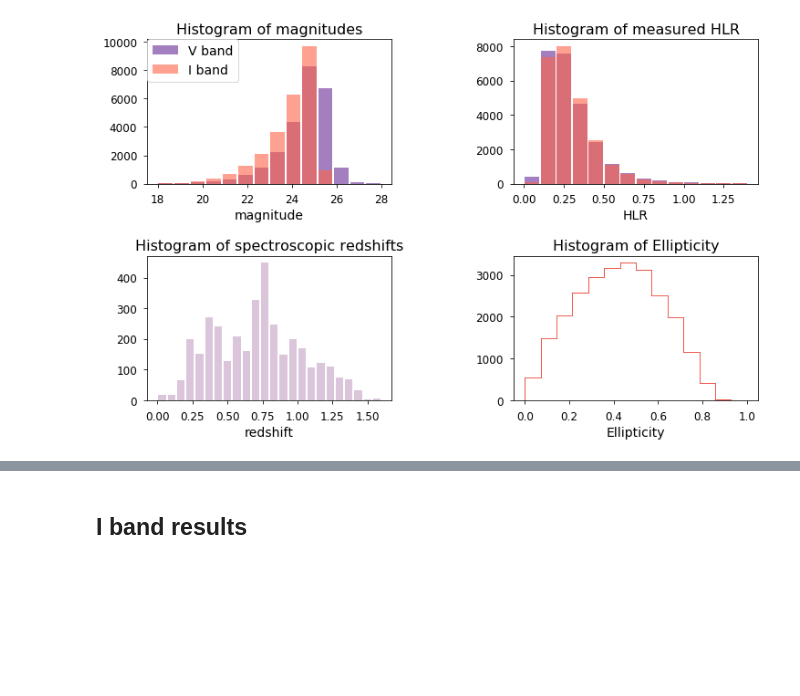
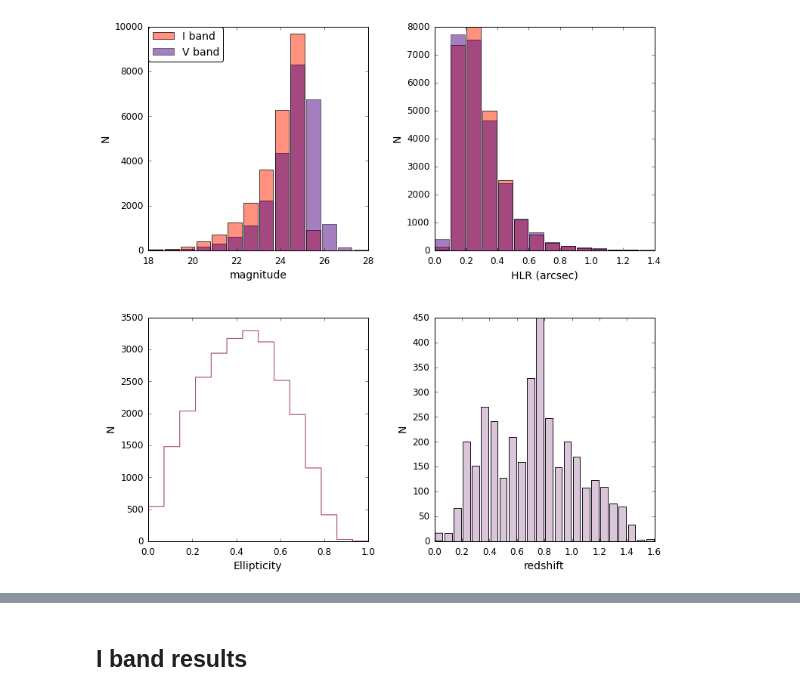
Before and after one commit to sowmyakth/measure_cg_bias, a Jupyter notebook: notebooks/AEGIS_cg_results.ipynb, the cells around one changed output, grey strips where cells are left out. Saved outputs shown, nothing was run; the diff lists cells and outputs as text; code cells hidden in the pictures; blank space fills up the shorter version.

Commit message:
final results in r and i bands added

```diff
--- a/notebooks/AEGIS_cg_results.ipynb
+++ b/notebooks/AEGIS_cg_results.ipynb
@@ -33,44 +31,52 @@ aeg_cg_bias_cat = Table.read('/nfs/slac/g/ki/ki19/deuce/AEGIS/cg_results/final_A
 plot_path = parentdir + '/plots/'
 # %%
 ## Plot AEGIS galaxy properties
-plt.figure(1,figsize=[12,16])
-plt.subplots_adjust(wspace = 0.5)
-plt.subplots_adjust(hspace = 0.5)
+plt.figure(1,figsize=[12,26])
+plt.subplots_adjust(wspace = 0.3)
+plt.subplots_adjust(hspace = 0.3)
 plt.subplot(4,2,1)
+
+plt.hist(aeg_cg_bias_cat['MAG_2'],np.linspace(18,28,15), alpha=0.7,histtype='bar',rwidth=0.9,
+         color='tomato', label='I band')
 plt.hist(aeg_cg_bias_cat['MAG_1'],np.linspace(18,28,15), alpha=0.5,histtype='bar',rwidth=0.9,
          color='indigo', label='V band')
-plt.hist(aeg_cg_bias_cat['MAG_2'],np.linspace(18,28,15), alpha=0.6,histtype='bar',rwidth=0.9,
-         color='tomato', label='I band')
 plt.xlabel('magnitude')
+plt.ylabel('N')
 plt.legend(loc=2)
-plt.title('Histogram of magnitudes')
+#plt.title('Histogram of magnitudes')
 
 plt.subplot(4,2,2)
 x = aeg_cg_bias_cat['FLUX_RADIUS_1']
 y = aeg_cg_bias_cat['FLUX_RADIUS_2']
+plt.hist(y*0.03, np.linspace(0, 1.4,15),
+         alpha=0.7, color='tomato', label='I band',histtype='bar',rwidth=0.9,)
 plt.hist(x*0.03, np.linspace(0,1.4,15),
          alpha=0.5, color='indigo', label='V band', histtype='bar',rwidth=0.9,)
-plt.hist(y*0.03, np.linspace(0, 1.4,15),
-         alpha=0.6, color='tomato', label='I band',histtype='bar',rwidth=0.9,)
-plt.xlabel('HLR')
-plt.title('Histogram of measured HLR')
+plt.xlabel('HLR (arcsec)')
+plt.ylabel('N')
+#plt.title('Histogram of measured HLR')
 
 plt.subplot(4,2,3)
+
+plt.hist(aeg_cg_bias_cat['ELLIPTICITY_2'],  np.linspace(0,1,15),alpha=0.7,
+         color='tomato', label='I band',histtype='step')
+plt.hist(aeg_cg_bias_cat['ELLIPTICITY_1'],  np.linspace(0,1,15),alpha=0.5,
+         color='indigo', label='V band',histtype='step')
+#plt.title('Histogram of Ellipticity')
+plt.xlabel('Ellipticity')
+plt.ylabel('N')
+
+plt.subplot(4,2,4)
 plt.hist(aeg_cg_bias_cat['zphot_1'], np.linspace(0,1.6,25),
          alpha=0.9, color='thistle',histtype='bar',rwidth=0.8)
 plt.xlabel('redshift')
-plt.title('Histogram of spectroscopic redshifts')
+plt.ylabel('N')
+#plt.title('Histogram of spectroscopic redshifts')
 
-plt.subplot(4,2,4)
-plt.hist(aeg_cg_bias_cat['ELLIPTICITY_1'],  np.linspace(0,1,15),alpha=0.9,
-         color='indigo', label='V band',histtype='step')
-plt.hist(aeg_cg_bias_cat['ELLIPTICITY_2'],  np.linspace(0,1,15),alpha=0.9,
-         color='tomato', label='I band',histtype='step')
-plt.title('Histogram of Ellipticity')
-plt.xlabel('Ellipticity')
+
 plt.savefig(plot_path + "aegis_gal.png",
              bbox_inches='tight')
 # %% [output]
-[figure, old version]
+[figure, new version]
 # %%
 ## Plot AEGIS noise properties
```
Also changed, not shown: parts of 13 cells of this notebook.
